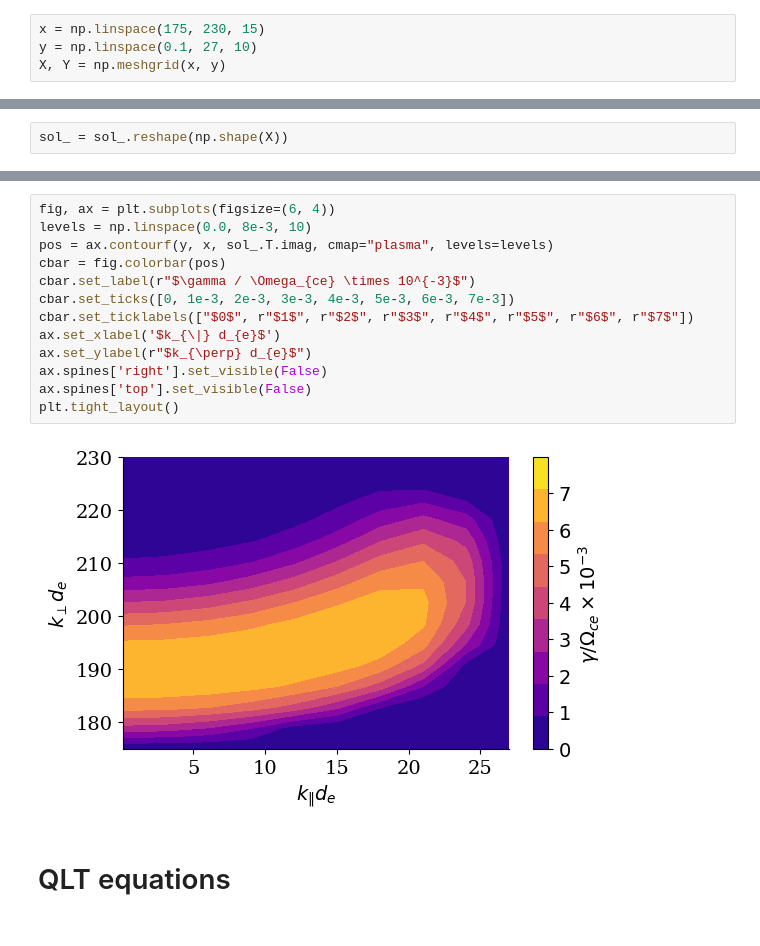
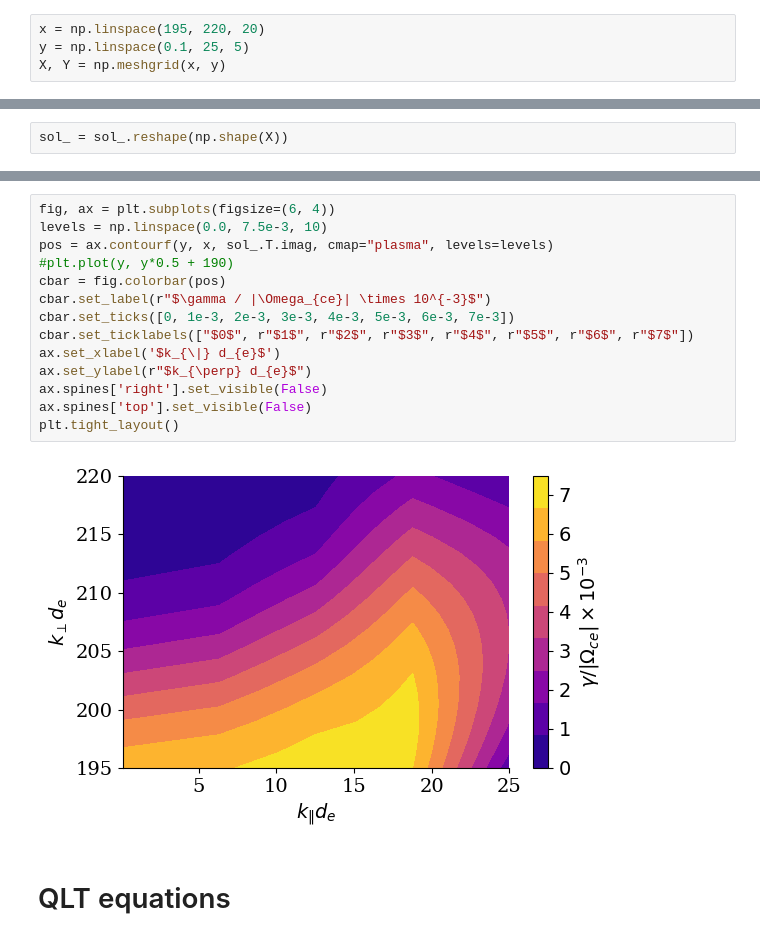
Before and after one commit to opaliss/QLT_whistler, a Jupyter notebook: secondary_waves/electrostatic_quasi_perpendicular_QLT.ipynb, the cells around one changed output, grey strips where cells are left out. Drawn from its saved outputs; the diff is of its cells as text.

```diff
--- a/secondary_waves/electrostatic_quasi_perpendicular_QLT.ipynb
+++ b/secondary_waves/electrostatic_quasi_perpendicular_QLT.ipynb
@@ -59,6 +59,6 @@ t_max = 600
 # %%
-x = np.linspace(175, 230, 15)
-y = np.linspace(0.1, 27, 10)
+x = np.linspace(195, 220, 20)
+y = np.linspace(0.1, 25, 5)
 X, Y = np.meshgrid(x, y)
 # %%
 k_perp_ = np.ndarray.flatten(X)
@@ -90,18 +90,19 @@ plt.tight_layout()
 # %%
 fig, ax = plt.subplots(figsize=(6, 4))
-levels = np.linspace(0.0, 8e-3, 10)
+levels = np.linspace(0.0, 7.5e-3, 10)
 pos = ax.contourf(y, x, sol_.T.imag, cmap="plasma", levels=levels)
+#plt.plot(y, y*0.5 + 190)
 cbar = fig.colorbar(pos)
-cbar.set_label(r"$\gamma / \Omega_{ce} \times 10^{-3}$")
+cbar.set_label(r"$\gamma / |\Omega_{ce}| \times 10^{-3}$")
 cbar.set_ticks([0, 1e-3, 2e-3, 3e-3, 4e-3, 5e-3, 6e-3, 7e-3])
 cbar.set_ticklabels(["$0$", r"$1$", r"$2$", r"$3$", r"$4$", r"$5$", r"$6$", r"$7$"])
 ax.set_xlabel('$k_{\|} d_{e}$')
 ax.set_ylabel(r"$k_{\perp} d_{e}$")
 ax.spines['right'].set_visible(False)
 ax.spines['top'].set_visible(False)
 plt.tight_layout()
 # %% [output]
-[figure, old version]
+[figure, new version]
 # %% [markdown]
 # QLT equations
 \begin{align*}
```
Also changed, not shown: parts of 11 cells of this notebook, 7 other files.
